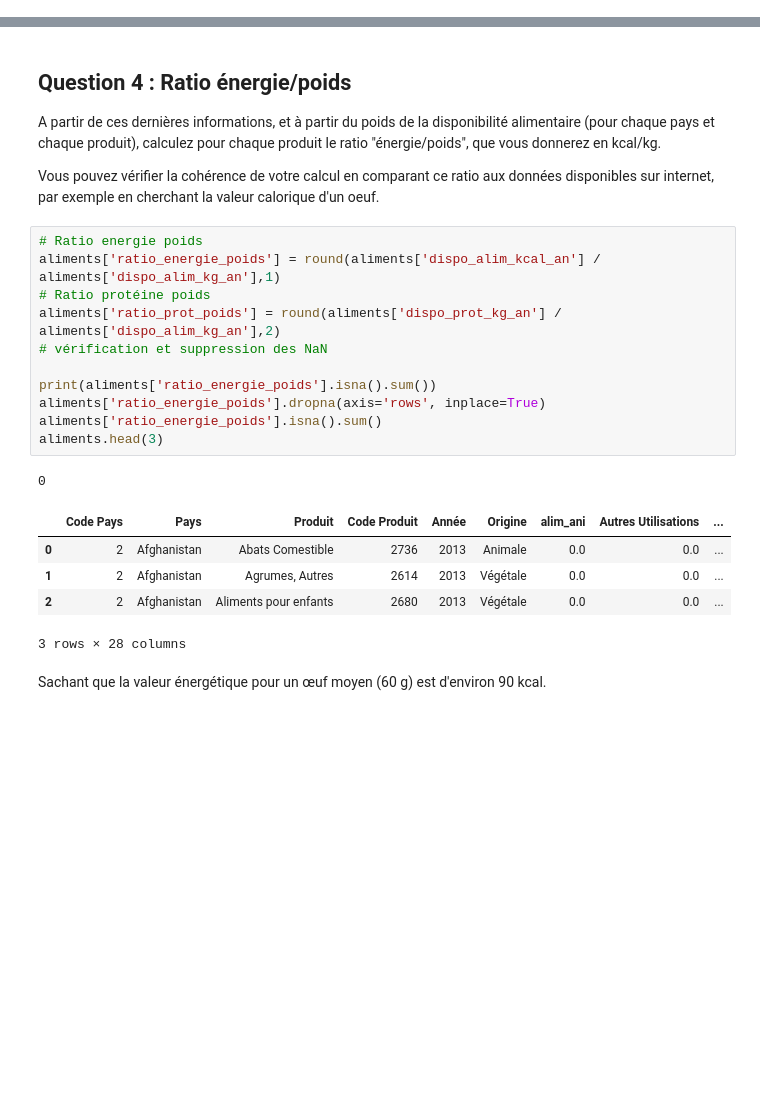
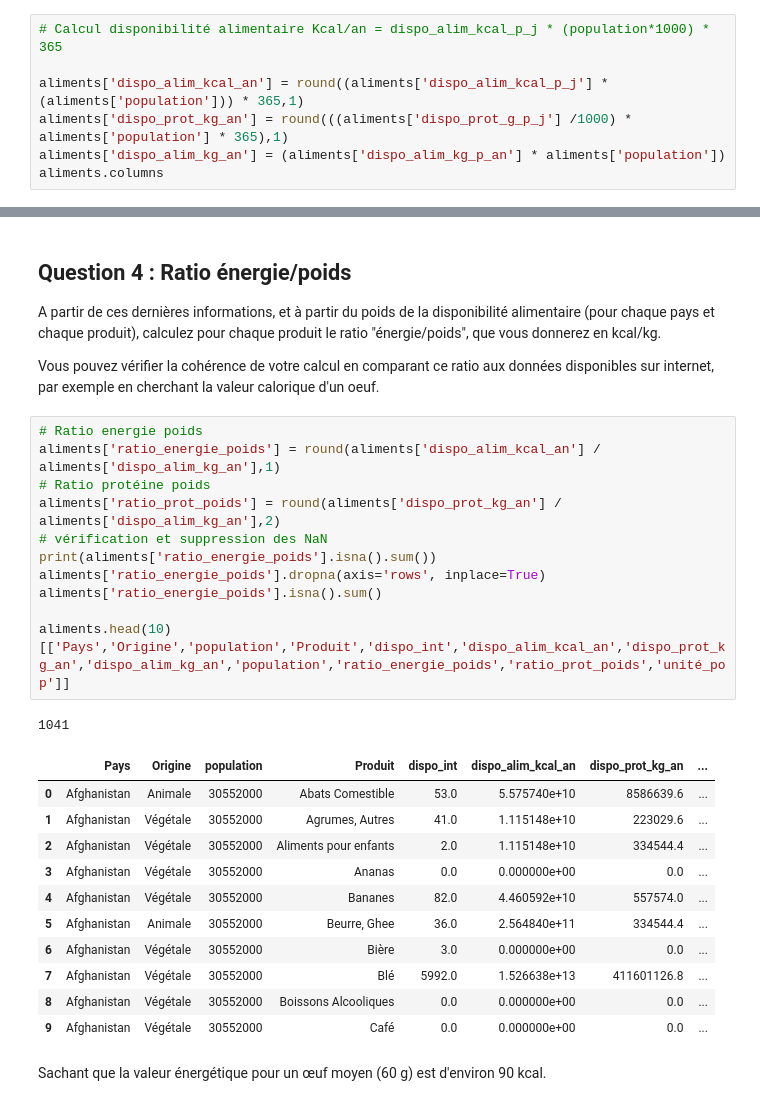
Before and after one commit to Tarik37/FAO_Project_Tarik_FengFeng, a Jupyter notebook: FAO_Data_Analyse_Fengfeng_Tarik.ipynb, the cells around one changed output, grey strips where cells are left out. Drawn from its saved outputs; the diff is of its cells as text; blank space fills up the shorter version.

```diff
--- a/FAO_Data_Analyse_Fengfeng_Tarik.ipynb
+++ b/FAO_Data_Analyse_Fengfeng_Tarik.ipynb
@@ -297,0 +326,7 @@ aliments[['Pays','Produit','dispo_alim_kcal_an','dispo_prot_kg_an','dispo_alim_k
+# %%
+# Calcul disponibilité alimentaire Kcal/an = dispo_alim_kcal_p_j * (population*1000) * 365
+
+aliments['dispo_alim_kcal_an'] = round((aliments['dispo_alim_kcal_p_j'] * (aliments['population'])) * 365,1)
+aliments['dispo_prot_kg_an'] = round(((aliments['dispo_prot_g_p_j'] /1000) * aliments['population'] * 365),1)
+aliments['dispo_alim_kg_an'] = (aliments['dispo_alim_kg_p_an'] * aliments['population'])
+aliments.columns
@@ -313,21 +357,27 @@ donnerez en kcal/kg.</p>
 # %%
 # Ratio energie poids
 aliments['ratio_energie_poids'] = round(aliments['dispo_alim_kcal_an'] / aliments['dispo_alim_kg_an'],1)
 # Ratio protéine poids
 aliments['ratio_prot_poids'] = round(aliments['dispo_prot_kg_an'] / aliments['dispo_alim_kg_an'],2)
 # vérification et suppression des NaN
-
 print(aliments['ratio_energie_poids'].isna().sum())
 aliments['ratio_energie_poids'].dropna(axis='rows', inplace=True)
 aliments['ratio_energie_poids'].isna().sum()
-aliments.head(3)
+
+aliments.head(10)[['Pays','Origine','population','Produit','dispo_int','dispo_alim_kcal_an','dispo_prot_kg_an','dispo_alim_kg_an','population','ratio_energie_poids','ratio_prot_poids','unité_pop']]
 # %% [output]
-0
+1041
-|  | Code Pays | Pays | Produit | Code Produit | Année | Origine | alim_ani | Autres Utilisations | ... |
-| 0 | 2 | Afghanistan | Abats Comestible | 2736 | 2013 | Animale | 0.0 | 0.0 | ... |
-| 1 | 2 | Afghanistan | Agrumes, Autres | 2614 | 2013 | Végétale | 0.0 | 0.0 | ... |
-| 2 | 2 | Afghanistan | Aliments pour enfants | 2680 | 2013 | Végétale | 0.0 | 0.0 | ... |
+|  | Pays | Origine | population | Produit | dispo_int | dispo_alim_kcal_an | dispo_prot_kg_an | ... |
+| 0 | Afghanistan | Animale | 30552000 | Abats Comestible | 53.0 | 5.575740e+10 | 8586639.6 | ... |
+| 1 | Afghanistan | Végétale | 30552000 | Agrumes, Autres | 41.0 | 1.115148e+10 | 223029.6 | ... |
+| 2 | Afghanistan | Végétale | 30552000 | Aliments pour enfants | 2.0 | 1.115148e+10 | 334544.4 | ... |
+| 3 | Afghanistan | Végétale | 30552000 | Ananas | 0.0 | 0.000000e+00 | 0.0 | ... |
+| 4 | Afghanistan | Végétale | 30552000 | Bananes | 82.0 | 4.460592e+10 | 557574.0 | ... |
+| 5 | Afghanistan | Animale | 30552000 | Beurre, Ghee | 36.0 | 2.564840e+11 | 334544.4 | ... |
+| 6 | Afghanistan | Végétale | 30552000 | Bière | 3.0 | 0.000000e+00 | 0.0 | ... |
+| 7 | Afghanistan | Végétale | 30552000 | Blé | 5992.0 | 1.526638e+13 | 411601126.8 | ... |
+| 8 | Afghanistan | Végétale | 30552000 | Boissons Alcooliques | 0.0 | 0.000000e+00 | 0.0 | ... |
+| 9 | Afghanistan | Végétale | 30552000 | Café | 0.0 | 0.000000e+00 | 0.0 | ... |
-3 rows × 28 columns
 # %% [markdown]
 Sachant que la valeur énergétique pour un œuf moyen (60 g) est d'environ 90 kcal.
 # %%
```
Also changed, not shown: parts of 23 cells of this notebook.
